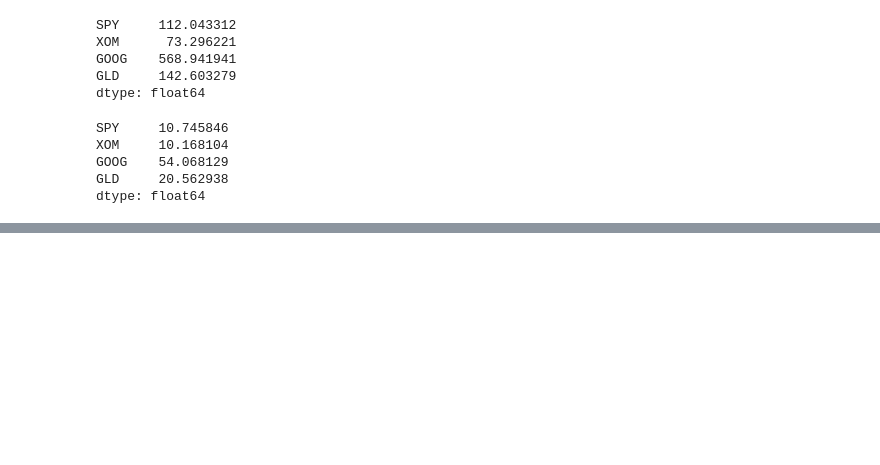
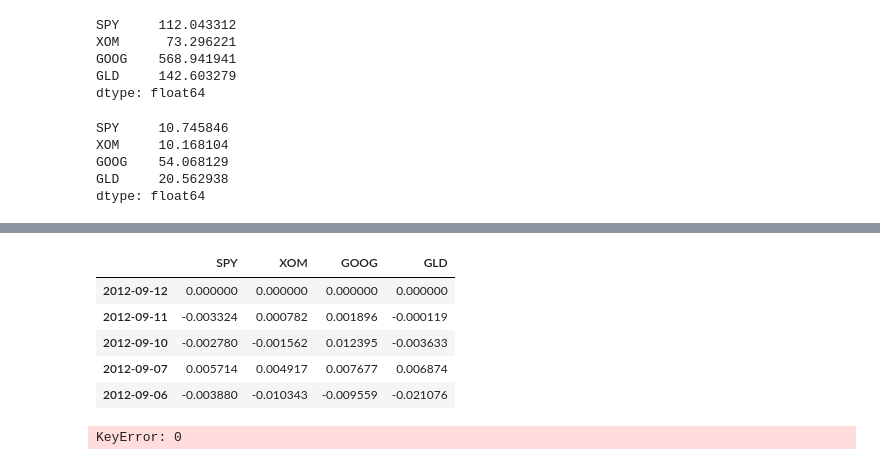
Before and after one commit to hoangntc/machine-learning-for-trading, a Jupyter notebook: statistical_analysis.ipynb, the cells around one changed output, grey strips where cells are left out. Cells and saved outputs as stored; diff of their text form; code cells hidden in the pictures; blank space fills up the shorter version.

```diff
--- a/statistical_analysis.ipynb
+++ b/statistical_analysis.ipynb
@@ -37,0 +66,13 @@ dtype: float64
+# %%
+a.head()
+# %% [output]
+|  | SPY | XOM | GOOG | GLD |
+| 2012-09-12 | 0.000000 | 0.000000 | 0.000000 | 0.000000 |
+| 2012-09-11 | -0.003324 | 0.000782 | 0.001896 | -0.000119 |
+| 2012-09-10 | -0.002780 | -0.001562 | 0.012395 | -0.003633 |
+| 2012-09-07 | 0.005714 | 0.004917 | 0.007677 | 0.006874 |
+| 2012-09-06 | -0.003880 | -0.010343 | -0.009559 | -0.021076 |
+# %%
+b = compute_cumulative_return(df)
+# %% [output]
+KeyError: 0
```
Also changed, not shown: parts of 5 cells of this notebook, 1 other file.
